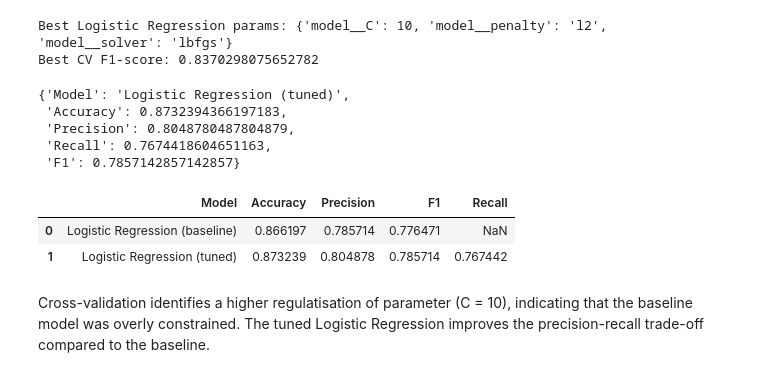
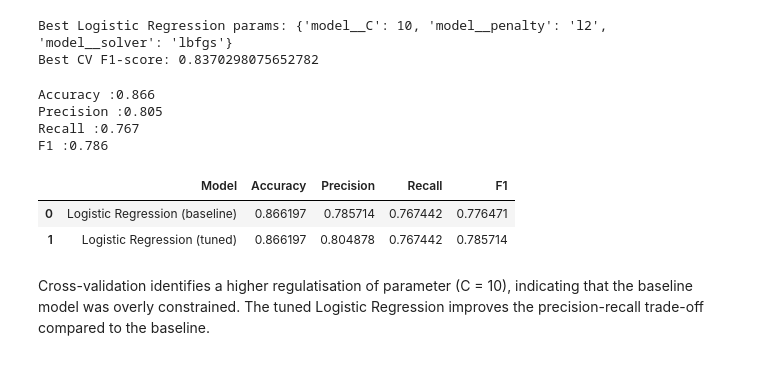
Before and after one commit to personallypetra/Machine-Learning-2025-2026---Group-Project, a Jupyter notebook: main.ipynb, the cells around one changed output. Saved outputs shown, nothing was run; the diff lists cells and outputs as text; code cells hidden in the pictures.

```diff
--- a/main.ipynb
+++ b/main.ipynb
@@ -330,6 +330,7 @@ baseline_results = pd.DataFrame([{
     "Model":"Logistic Regression (baseline)",
     "Accuracy" : acc,
     "Precision" : prec,
+    "Recall":rec,
     "F1" : f1
 }])
 
@@ -398,30 +401,37 @@ Best Logistic Regression params: {'model__C': 10, 'model__penalty': 'l2', 'model
 Best CV F1-score: 0.8370298075652782
 # %%
 y_pred_LR_tuned = LR_grid.best_estimator_.predict(X_test)
-LR_tuned_results = {
-    "Model" : "Logistic Regression (tuned)",
-    "Accuracy": accuracy_score(y_test, y_pred_LR_tuned),
-    "Precision": precision_score(y_test, y_pred_LR_tuned, zero_division = 0 ),
-    "Recall": recall_score(y_test, y_pred_LR_tuned, zero_division = 0),
-    "F1" : f1_score(y_test, y_pred_LR_tuned, zero_division = 0)
-}
+acc = accuracy_score(y_test, y_pred)
+prec = precision_score(y_test, y_pred_LR_tuned, zero_division = 0)
+rec = recall_score(y_test, y_pred_LR_tuned, zero_division = 0)
+f1 = f1_score(y_test, y_pred_LR_tuned, zero_division = 0)
 
-LR_tuned_results
+print(f"Accuracy :{acc:.3f}")
+print(f"Precision :{prec:.3f}")
+print(f"Recall :{rec:.3f}")
+print(f"F1 :{f1:.3f}")
 # %% [output]
-{'Model': 'Logistic Regression (tuned)',
- 'Accuracy': 0.8732394366197183,
- 'Precision': 0.8048780487804879,
- 'Recall': 0.7674418604651163,
- 'F1': 0.7857142857142857}
+Accuracy :0.866
+Precision :0.805
+Recall :0.767
+F1 :0.786
+# %%
+LR_tuned_results = pd.DataFrame([{
+    "Model":"Logistic Regression (tuned)",
+    "Accuracy" : acc,
+    "Precision" : prec,
+    "Recall": rec,
+    "F1" : f1
+}])
 # %%
 results_table = pd.concat(
-      [baseline_results, pd.DataFrame([LR_tuned_results])],
+      [baseline_results, pd.DataFrame(LR_tuned_results)],
       ignore_index = True)
 results_table
 # %% [output]
-|  | Model | Accuracy | Precision | F1 | Recall |
-| 0 | Logistic Regression (baseline) | 0.866197 | 0.785714 | 0.776471 | NaN |
-| 1 | Logistic Regression (tuned) | 0.873239 | 0.804878 | 0.785714 | 0.767442 |
+|  | Model | Accuracy | Precision | Recall | F1 |
+| 0 | Logistic Regression (baseline) | 0.866197 | 0.785714 | 0.767442 | 0.776471 |
+| 1 | Logistic Regression (tuned) | 0.866197 | 0.804878 | 0.767442 | 0.785714 |
 # %% [markdown]
 Cross-validation identifies a higher regulatisation of parameter (C = 10), indicating that the baseline model was overly constrained.
 The tuned Logistic Regression improves the precision-recall trade-off compared to the baseline.
```
Also changed, not shown: parts of 12 cells of this notebook.
